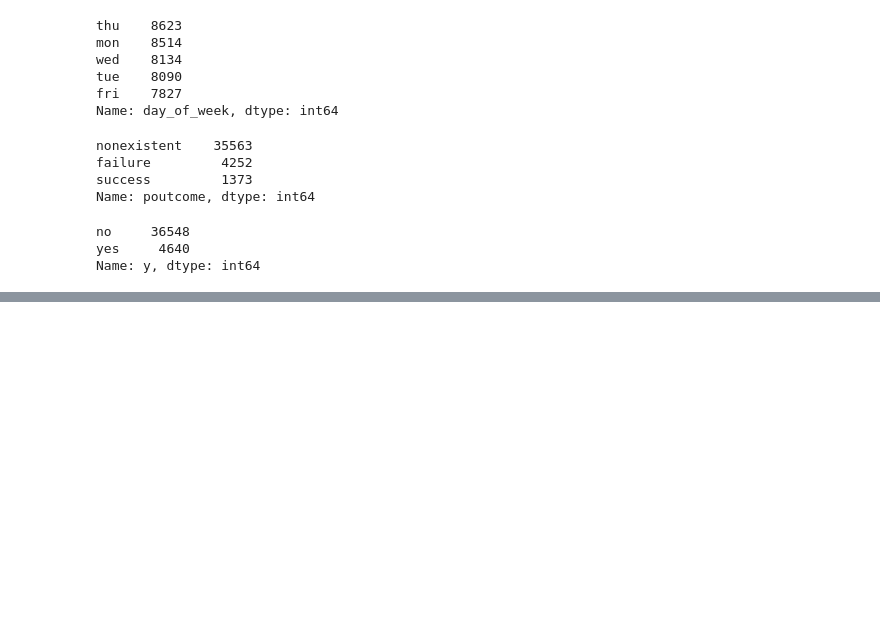
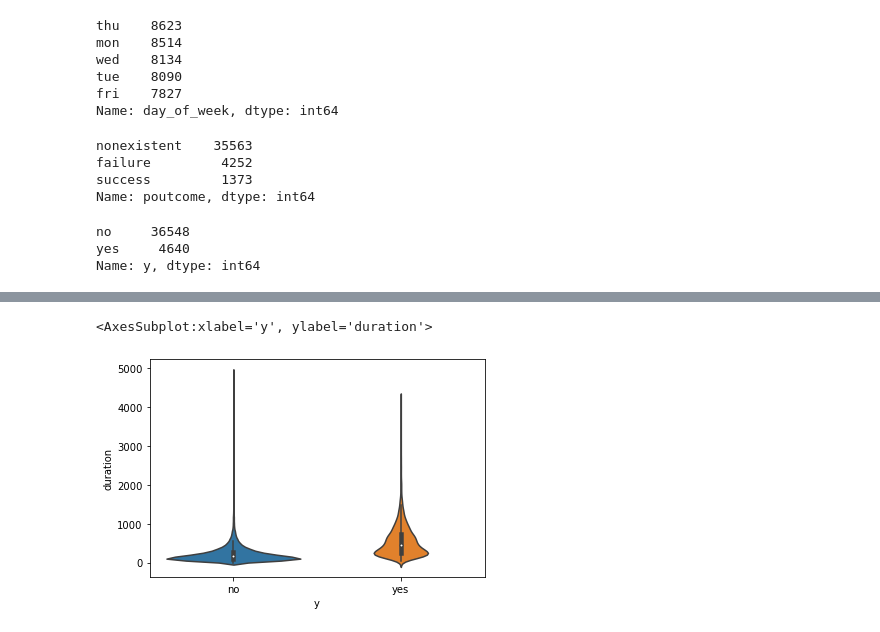
Before and after one commit to AndrewNguyen27296/DataGlacier, a Jupyter notebook: Asmaa.ipynb, the cells around one changed output, grey strips where cells are left out. Cells and saved outputs as stored; diff of their text form; code cells hidden in the pictures; blank space fills up the shorter version.

```diff
--- a/Asmaa.ipynb
+++ b/Asmaa.ipynb
@@ -223,0 +252,6 @@ Name: y, dtype: int64
+# %%
+# Duration
+sns.violinplot(x="y", y="duration", data=df, size=8)
+# %% [output]
+<AxesSubplot:xlabel='y', ylabel='duration'>
+[figure, added]
```
Also changed, not shown: parts of 9 cells of this notebook.
